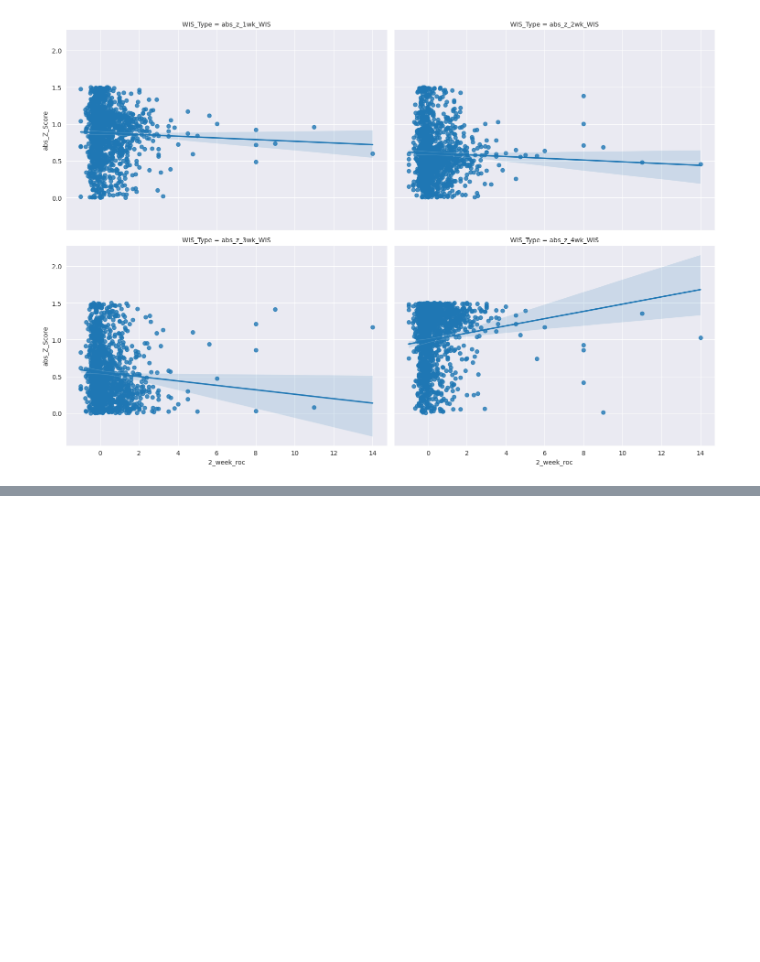
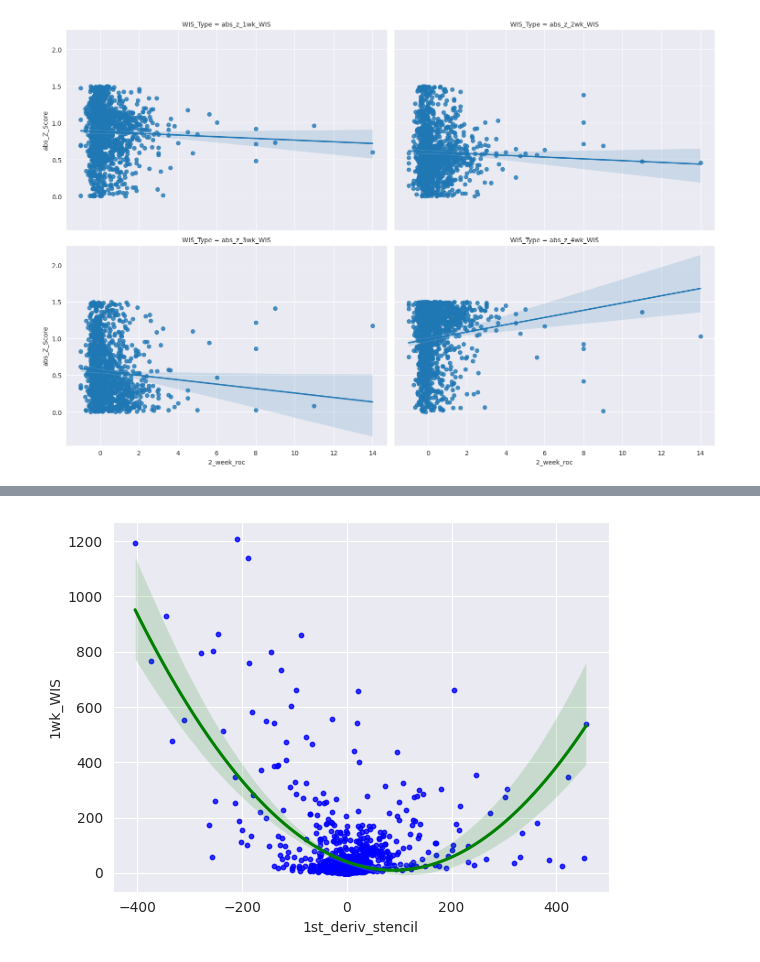
Before and after one commit to atiumcache/flu-forecast-accuracy, a Jupyter notebook: flagging_weeks_2024-06-12.ipynb, the cells around one changed output, grey strips where cells are left out. Cells and saved outputs as stored; diff of their text form; code cells hidden in the pictures; blank space fills up the shorter version.

```diff
--- a/flagging_weeks_2024-06-12.ipynb
+++ b/flagging_weeks_2024-06-12.ipynb
@@ -159,0 +187,30 @@ plt.show()
+# %%
+import glob
+import numpy as np
+
+def aggregate_csv_files(directory_path):
+    all_files = glob.glob(f"{directory_path}/*.csv")
+    df_list = []
+
+    for file in all_files:
+        df = pd.read_csv(file)
+        df_list.append(df)
+
+    # Concatenate all DataFrames
+    combined_df = pd.concat(df_list, ignore_index=True)
+
+    # Drop rows with NaN or infinite values
+    combined_df.replace([np.inf, -np.inf], np.nan, inplace=True)
+    combined_df.dropna(inplace=True)
+
+    # Select the necessary columns
+    aggregated_df = combined_df[['abs_z_1wk_WIS', 'abs_z_2wk_WIS',
+                                 'abs_z_3wk_WIS', 'abs_z_4wk_WIS',
+                                 '1wk_WIS', '2wk_WIS', '3wk_WIS', '4wk_WIS',
+                                 '1st_deriv_stencil']]
+
+    return aggregated_df
+
+directory_path = './hosp_roc'
+aggregated_data = aggregate_csv_files(directory_path)
+aggregated_data.head()
@@ -159,0 +224,10 @@ plt.show()
+# %%
+sns.regplot(data = aggregated_data, x = '1st_deriv_stencil', y = '1wk_WIS',
+            order=2,
+            color='green',
+            scatter_kws = dict(s=10, marker='o', color='blue'),
+            ci=95)
+
+plt.savefig('plots/stencil_deriv_aggregated.png', dpi=300)
+# %% [output]
+[figure, added]
```
Also changed, not shown: parts of 8 cells of this notebook, 55 other files.
